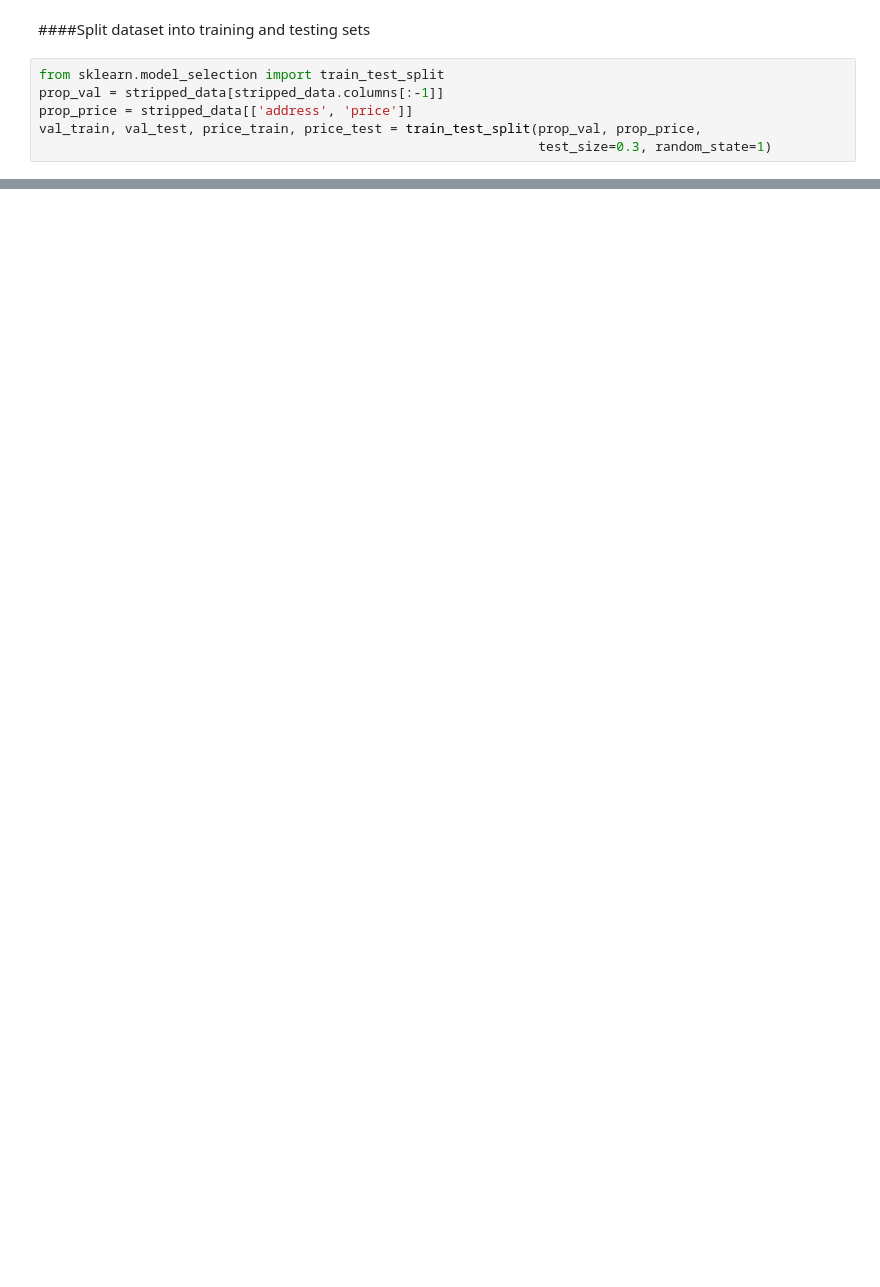
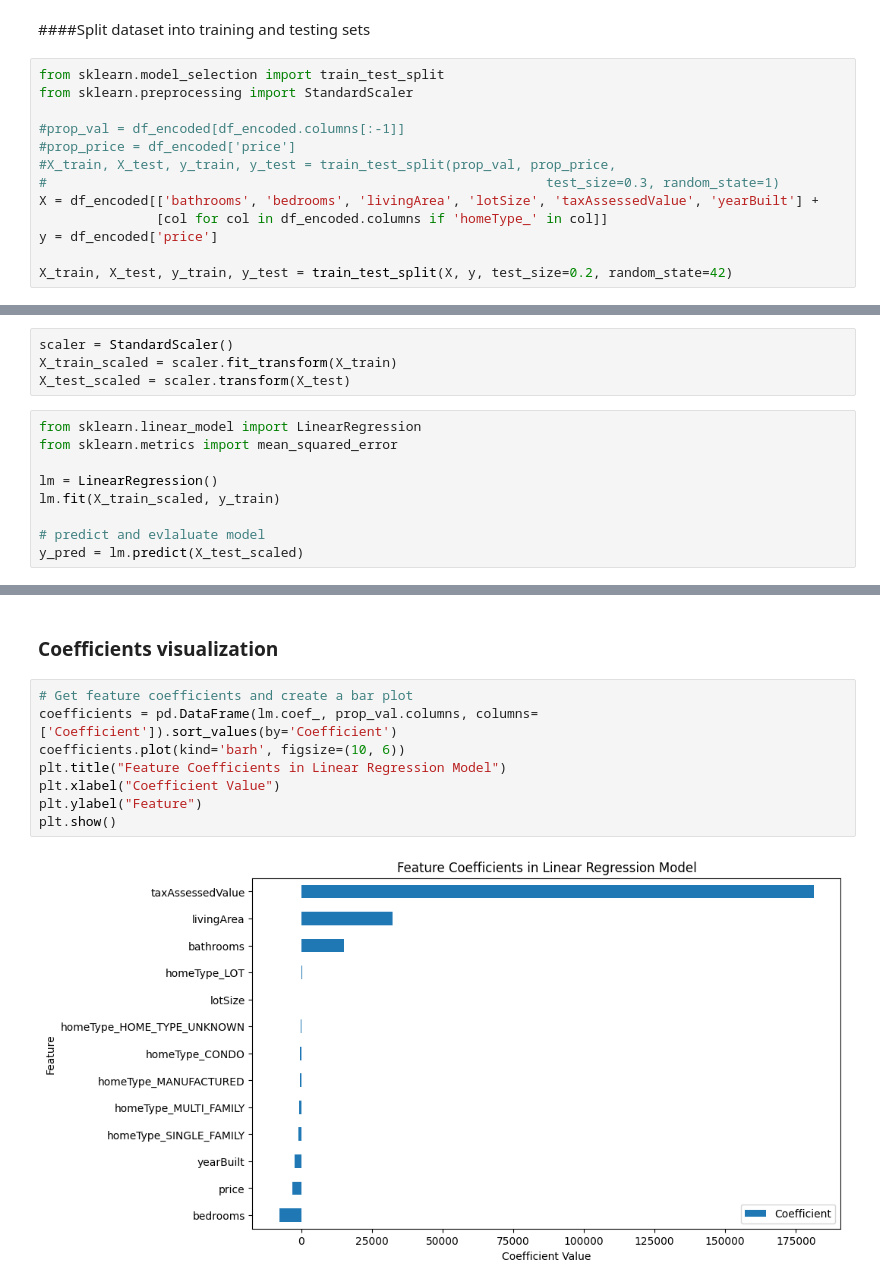
Before and after one commit to APoulad/Real-Estate-AVM, a Jupyter notebook: notebooks/linear_regression_test.ipynb, the cells around one changed output, grey strips where cells are left out. Drawn from its saved outputs; the diff is of its cells as text; blank space fills up the shorter version.

Commit message:
Linear regression model added

```diff
--- a/notebooks/linear_regression_test.ipynb
+++ b/notebooks/linear_regression_test.ipynb
@@ -38,8 +85,15 @@ stripped_data.size
 # %% [markdown]
 ####Split dataset into training and testing sets
-# %%
-from sklearn.model_selection import train_test_split
-prop_val = stripped_data[stripped_data.columns[:-1]]
-prop_price = stripped_data[['address', 'price']]
-val_train, val_test, price_train, price_test = train_test_split(prop_val, prop_price,
-                                                                test_size=0.3, random_state=1)
+# %%
+from sklearn.model_selection import train_test_split
+from sklearn.preprocessing import StandardScaler
+
+#prop_val = df_encoded[df_encoded.columns[:-1]]
+#prop_price = df_encoded['price']
+#X_train, X_test, y_train, y_test = train_test_split(prop_val, prop_price,
+#                                                                test_size=0.3, random_state=1)
+X = df_encoded[['bathrooms', 'bedrooms', 'livingArea', 'lotSize', 'taxAssessedValue', 'yearBuilt'] +
+               [col for col in df_encoded.columns if 'homeType_' in col]]
+y = df_encoded['price']
+
+X_train, X_test, y_train, y_test = train_test_split(X, y, test_size=0.2, random_state=42)
@@ -45,0 +106,13 @@ val_train, val_test, price_train, price_test = train_test_split(prop_val, prop_p
+# %%
+scaler = StandardScaler()
+X_train_scaled = scaler.fit_transform(X_train)
+X_test_scaled = scaler.transform(X_test)
+# %%
+from sklearn.linear_model import LinearRegression
+from sklearn.metrics import mean_squared_error
+
+lm = LinearRegression()
+lm.fit(X_train_scaled, y_train)
+
+# predict and evlaluate model
+y_pred = lm.predict(X_test_scaled)
@@ -45,0 +197,12 @@ val_train, val_test, price_train, price_test = train_test_split(prop_val, prop_p
+# %% [markdown]
+### Coefficients visualization
+# %%
+# Get feature coefficients and create a bar plot
+coefficients = pd.DataFrame(lm.coef_, prop_val.columns, columns=['Coefficient']).sort_values(by='Coefficient')
+coefficients.plot(kind='barh', figsize=(10, 6))
+plt.title("Feature Coefficients in Linear Regression Model")
+plt.xlabel("Coefficient Value")
+plt.ylabel("Feature")
+plt.show()
+# %% [output]
+[figure, added]
```
Also changed, not shown: parts of 15 cells of this notebook.
